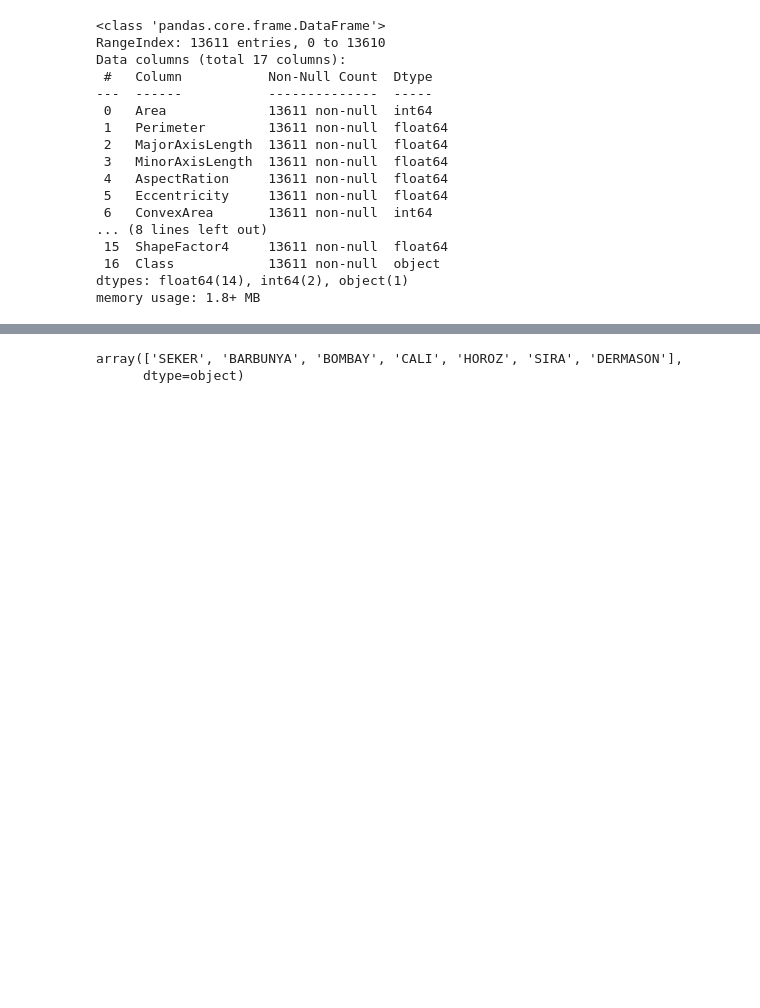
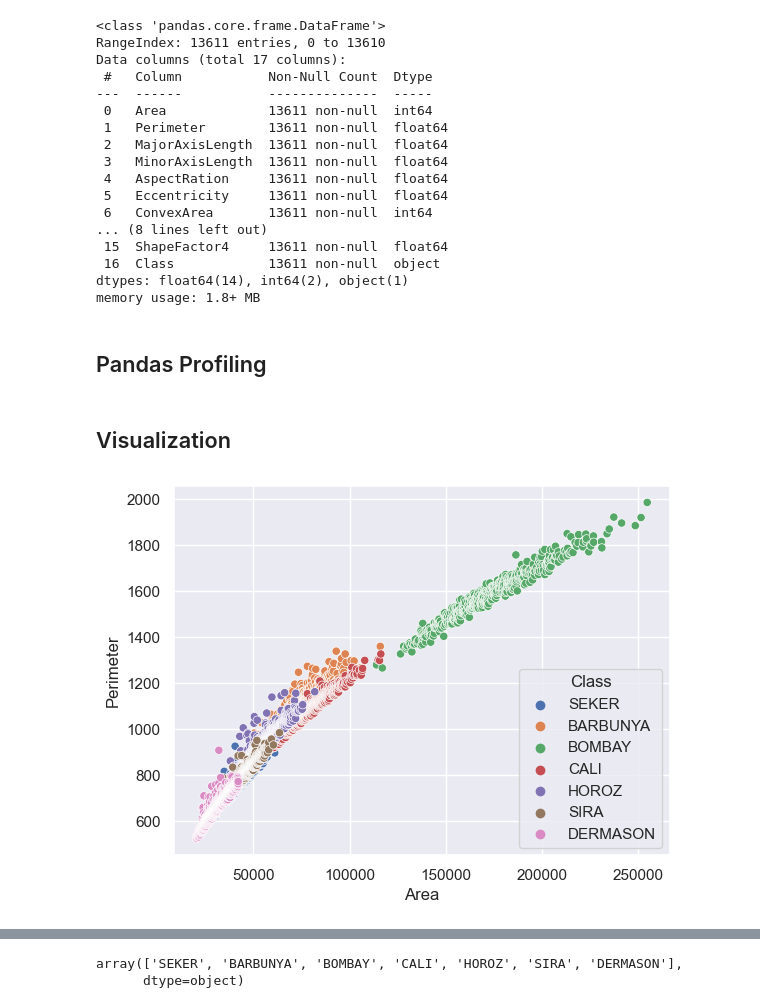
Before and after one commit to muralichavitlo/Ekeeda-Mini-Projects, a Jupyter notebook: Modelling using basic Supervised Learning methods/code.ipynb, the cells around one changed output, grey strips where cells are left out. Saved outputs shown, nothing was run; the diff lists cells and outputs as text; code cells hidden in the pictures; blank space fills up the shorter version.

```diff
--- a/Modelling using basic Supervised Learning methods/code.ipynb
+++ b/Modelling using basic Supervised Learning methods/code.ipynb
@@ -1,5 +3,7 @@
 # %%
 import pandas as pd
+import seaborn as sns
+sns.set()
 # %%
 df = pd.read_csv('Dry_Bean.csv')
 df.head()
@@ -30,3 +34,5 @@ Data columns (total 17 columns):
  16  Class            13611 non-null  object
 dtypes: float64(14), int64(2), object(1)
 memory usage: 1.8+ MB
+# %% [markdown]
+## Pandas Profiling
@@ -32,0 +43,8 @@ memory usage: 1.8+ MB
+# %%
+df = df.drop_duplicates()
+# %% [markdown]
+## Visualization
+# %%
+sns.scatterplot(data=df, x='Area', y='Perimeter', hue='Class');
+# %% [output]
+[figure, added]
```
Also changed, not shown: parts of 31 cells of this notebook, 1 other file.
